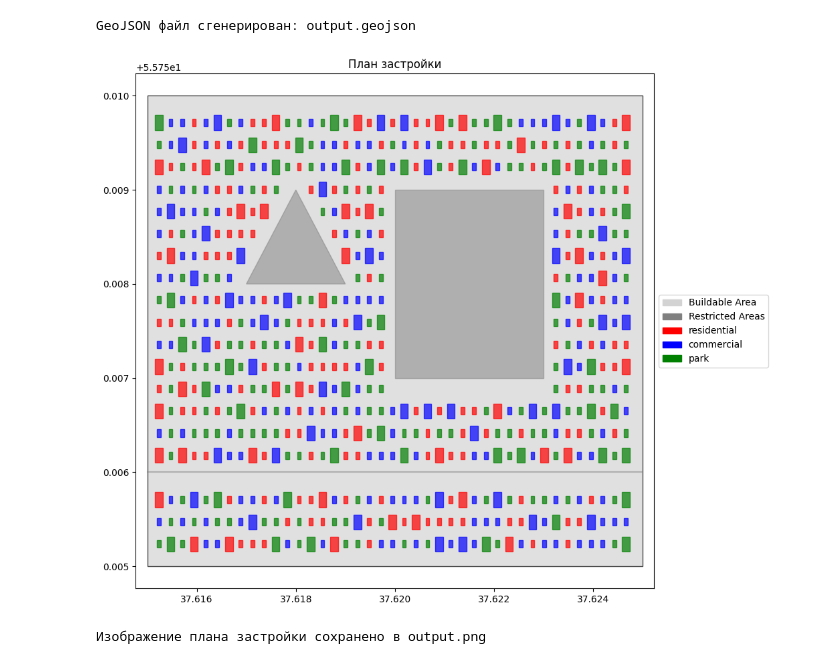
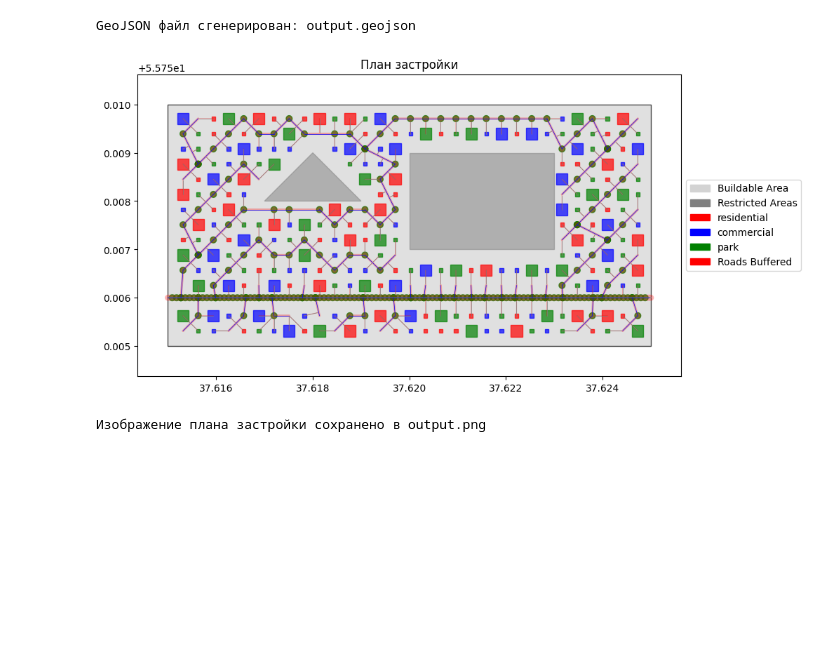
Before and after one commit to AirVetra/urban, a Jupyter notebook: urban.ipynb, the cells around one changed output. Cells and saved outputs as stored; diff of their text form; code cells hidden in the pictures; blank space fills up the shorter version.

Commit message:
Added roads!

```diff
--- a/urban.ipynb
+++ b/urban.ipynb
@@ -118,10 +149,20 @@ if not isinstance(buildable_area, shapely.geometry.Polygon):
         exit()
 
 
-
-# Получение зон с ограничениями
+# Получение зон с ограничениями (включая главную дорогу)
 restricted_areas = data[data['restriction'] == 'no_build']
 restricted_areas = restricted_areas.geometry.union_all()
+
+# Получение главной дороги (теперь отдельно)
+main_road = data[data['id'] == 'road']
+if main_road.empty:
+    print("Ошибка: Главная дорога не найдена.")
+    exit()
+main_road = main_road.geometry.unary_union
+# Проверка типа
+if not isinstance(main_road, shapely.geometry.LineString) and not isinstance(main_road, shapely.geometry.MultiLineString):
+    print("Ошибка: главная дорога имеет неверный тип")
+    exit()
 # %%
 # --- Параметры застройки (используем глобальные константы) ---
 
@@ -163,8 +226,10 @@ for obj_type, params in OBJECT_TYPES.items():
 # Границы зоны застройки
 min_x, min_y, max_x, max_y = buildable_area.bounds
 
-# Шаг сетки (Берем максимальный из всех минимальных)
-grid_step = max([params["min_distance_deg"] for params in object_types_params.values()]) # object_types_params
+# Шаг сетки
+max_building_size_deg = max([params["building_size_deg"] for params in object_types_params.values()])
+max_min_distance_deg = max([params["min_distance_deg"] for params in object_types_params.values()])
+grid_step = max(max_building_size_deg, max_min_distance_deg)  # <--- ИЗМЕНИЛИ
 
 # Создание сетки точек
 grid_points = []
@@ -304,42 +602,63 @@ restricted_area_patch = mpatches.Patch(color='gray', label='Restricted Areas')
 # Отрисовка размещенных объектов
 legend_handles = [buildable_area_patch, restricted_area_patch]
 
-for obj, obj_type in zip(placed_objects, [list(OBJECT_TYPES.keys())[i%len(OBJECT_TYPES)] for i in range(len(placed_objects))]):  #OBJECT_TYPES
-    color = OBJECT_TYPES[obj_type]["color"] # OBJECT_TYPES
+#  Дороги (сначала небуферизованные)
+for road in secondary_roads:
+    line = mlines.Line2D(*zip(*road.coords), color="blue", linewidth=0.5, label="Secondary Road")
+    ax.add_line(line)
+
+for road in local_roads:
+    line = mlines.Line2D(*zip(*road.coords), color="gray", linewidth=0.5, label="Local Road")
+    ax.add_line(line)
+
+
+for intersection in intersections:
+    polygon = mpatches.Polygon(list(intersection.exterior.coords), color="green", alpha=0.7)
+    ax.add_patch(polygon)
+
+
+
+#  Объекты
+for obj, obj_type in zip(placed_objects, [list(OBJECT_TYPES.keys())[i%len(OBJECT_TYPES)] for i in range(len(placed_objects))]):
+    color = OBJECT_TYPES[obj_type]["color"]
     if isinstance(obj, shapely.geometry.Polygon):
         polygon = mpatches.Polygon(list(obj.exterior.coords), color=color, alpha=0.7)
         ax.add_patch(polygon)
         legend_handles.append(mpatches.Patch(color=color, label=obj_type))
 
+# Дороги (одним объектом)
+if not all_roads.is_empty:
+    gpd.GeoSeries([all_roads]).plot(ax=ax, color="red", alpha=0.3, label = "Roads Buffered")
+    legend_handles.append(mpatches.Patch(color='red', label='Roads Buffered'))
 
 
 # Добавление легенды (без дубликатов)
 unique_handles = []
 unique_labels = []
 for handle, label in zip(legend_handles, [h.get_label() for h in legend_handles]):
     if label not in unique_labels:
         unique_labels.append(label)
         unique_handles.append(handle)
 
 
 plt.legend(handles=unique_handles, labels=unique_labels, loc='center left', bbox_to_anchor=(1, 0.5))
 
 # Установка заголовка
 plt.title("План застройки")
 
 # Установка пределов осей!
 minx, miny, maxx, maxy = buildable_area.bounds
-ax.set_xlim(minx - max_building_size_deg, maxx + max_building_size_deg)
-ax.set_ylim(miny - max_building_size_deg, maxy + max_building_size_deg)
+ax.set_xlim(minx - max_building_size_deg*2, maxx + max_building_size_deg*2)
+ax.set_ylim(miny - max_building_size_deg*2, maxy + max_building_size_deg*2)
 
 
 # Сохранение изображения
 plt.savefig("output.png")
 
 # Показ изображения
 plt.show()
 
 print("Изображение плана застройки сохранено в output.png")
 # %% [output]
-[figure, old version]
+[figure, new version]
 Изображение плана застройки сохранено в output.png
```
Also changed, not shown: parts of 8 cells of this notebook, 2 other files.
